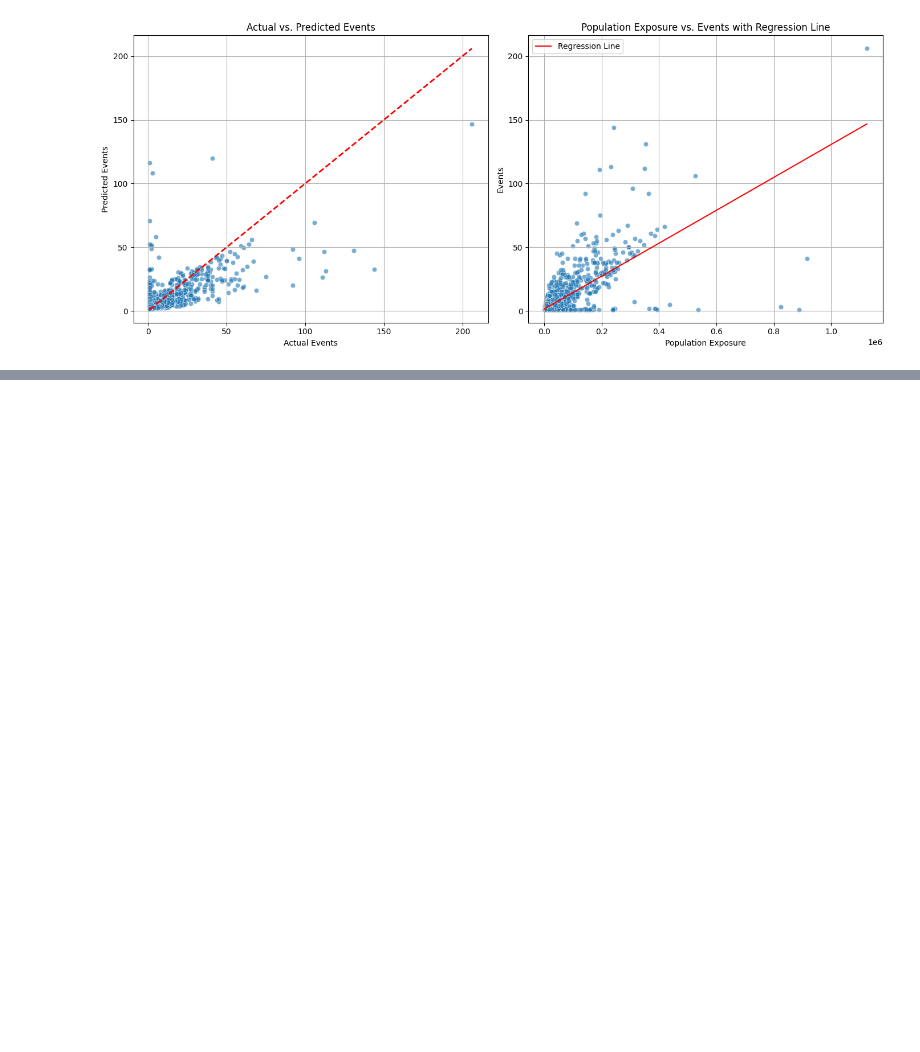
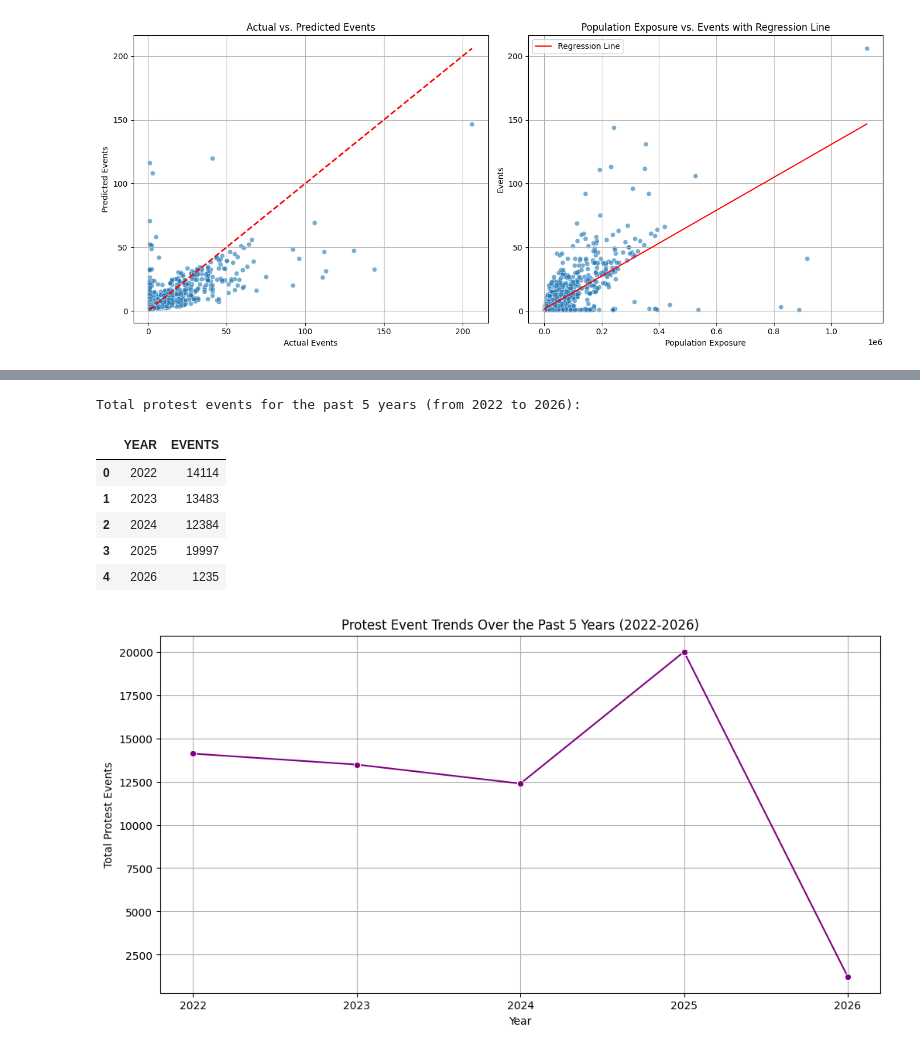
Before and after one commit to Millrjess/Jess, a Jupyter notebook: Protest06.ipynb, the cells around one changed output, grey strips where cells are left out. Drawn from its saved outputs; the diff is of its cells as text; code cells hidden in the pictures; blank space fills up the shorter version.

```diff
--- a/Protest06.ipynb
+++ b/Protest06.ipynb
@@ -1029,0 +1251,6 @@ plt.show()
+# %%
+print("Filtering data for 'Protests' event type...")
+df_protests = df_new[df_new['EVENT_TYPE'] == 'Protests']
+
+print('Displaying the first 5 rows of the filtered DataFrame (df_protests):')
+display(df_protests.head())
@@ -1029,0 +1313,41 @@ plt.show()
+# %%
+import matplotlib.pyplot as plt
+import seaborn as sns
+
+# Ensure 'YEAR' column exists in df_protests (it should have been created on df_new and df_protests is a slice)
+if 'YEAR' not in df_protests.columns:
+    df_protests['YEAR'] = df_protests['WEEK'].dt.year
+
+# Get the most recent year in the dataset (from df_new)
+latest_year = df_new['YEAR'].max()
+
+# Calculate the start year for the past 5 years
+start_year = latest_year - 4 # To include 5 full years
+
+# Filter the df_protests DataFrame for the past 5 years
+df_protests_past_5_years = df_protests[df_protests['YEAR'] >= start_year].copy()
+
+# Calculate the total number of protest events for each year in the past 5 years
+protest_events_by_year_5_years = df_protests_past_5_years.groupby('YEAR')['EVENTS'].sum().reset_index()
+
+print(f"Total protest events for the past 5 years (from {start_year} to {latest_year}):")
+display(protest_events_by_year_5_years)
+
+# Create a line plot for protest events per year for the past 5 years
+plt.figure(figsize=(12, 6))
+sns.lineplot(data=protest_events_by_year_5_years, x='YEAR', y='EVENTS', marker='o', color='purple')
+plt.title(f'Protest Event Trends Over the Past 5 Years ({start_year}-{latest_year})')
+plt.xlabel('Year')
+plt.ylabel('Total Protest Events')
+plt.grid(True)
+plt.xticks(protest_events_by_year_5_years['YEAR'])
+plt.show()
+# %% [output]
+Total protest events for the past 5 years (from 2022 to 2026):
+|  | YEAR | EVENTS |
+| 0 | 2022 | 14114 |
+| 1 | 2023 | 13483 |
+| 2 | 2024 | 12384 |
+| 3 | 2025 | 19997 |
+| 4 | 2026 | 1235 |
+[figure, added]
```
Also changed, not shown: parts of 42 cells of this notebook.
